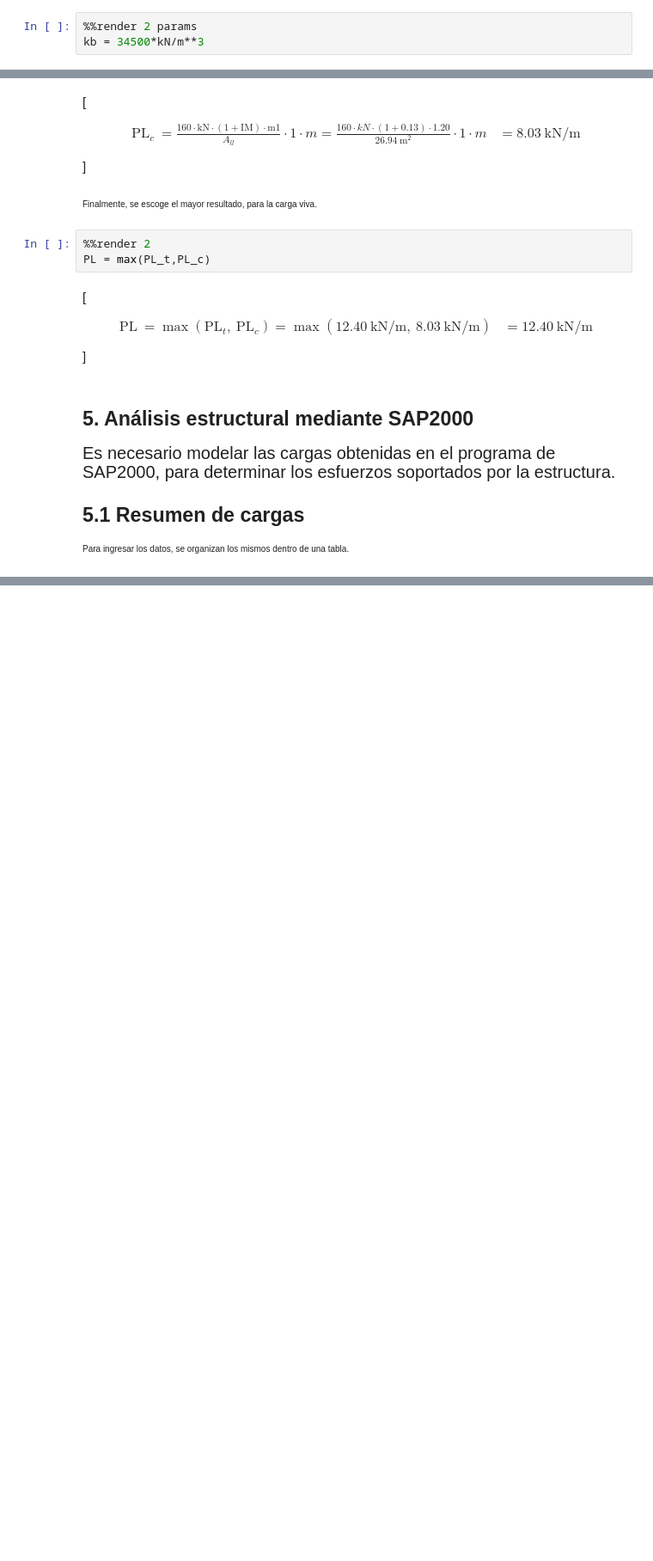
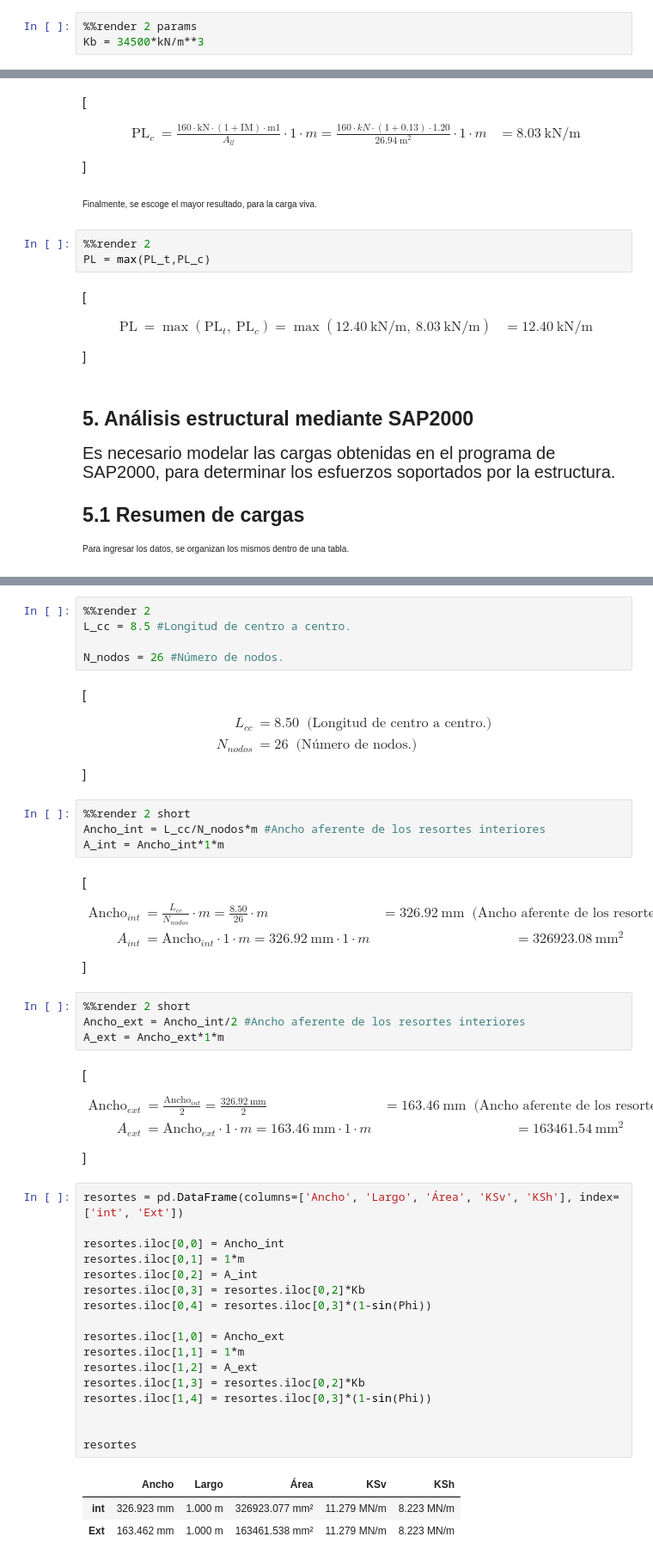
Before and after one commit to Saumeth/Boxculvert, a Jupyter notebook: Code/boxculvert.ipynb, the cells around one changed output, grey strips where cells are left out. Shown at 86% size. Drawn from its saved outputs; the diff is of its cells as text; blank space fills up the shorter version.

```diff
--- a/Code/boxculvert.ipynb
+++ b/Code/boxculvert.ipynb
@@ -59,7 +70,7 @@ sigma_adm = (150*kN/m**2) # Esfuerzo admisible
 \]
 # %%
 %%render 2 params
-kb = 34500*kN/m**3
+Kb = 34500*kN/m**3
 # %% [output]
 \[
 \begin{aligned}
@@ -703,0 +751,58 @@ resumen
+# %%
+%%render 2
+L_cc = 8.5 #Longitud de centro a centro.
+
+N_nodos = 26 #Número de nodos.
+# %% [output]
+\[
+\begin{aligned}
+L_{cc} &= 8.50 \; \;\textrm{(Longitud de centro a centro.)}
+\\[10pt]
+N_{nodos} &= 26 \; \;\textrm{(Número de nodos.)}
+\end{aligned}
+\]
+# %%
+%%render 2 short
+Ancho_int = L_cc/N_nodos*m #Ancho aferente de los resortes interiores
+A_int = Ancho_int*1*m
+# %% [output]
+\[
+\begin{aligned}
+\mathrm{Ancho}_{int} &= \frac{ L_{cc} }{ N_{nodos} } \cdot m  = \frac{ 8.50 }{ 26 } \cdot m &= 326.92\ \mathrm{mm} \; \;\textrm{(Ancho aferente de los resortes interiores)}
+\\[10pt]
+A_{int} &= \mathrm{Ancho}_{int} \cdot 1 \cdot m  = 326.92\ \mathrm{mm} \cdot 1 \cdot m &= 326923.08\ \mathrm{mm}^{2}
+\end{aligned}
+\]
+# %%
+%%render 2 short
+Ancho_ext = Ancho_int/2 #Ancho aferente de los resortes interiores
+A_ext = Ancho_ext*1*m
+# %% [output]
+\[
+\begin{aligned}
+\mathrm{Ancho}_{ext} &= \frac{ \mathrm{Ancho}_{int} }{ 2 }  = \frac{ 326.92\ \mathrm{mm} }{ 2 } &= 163.46\ \mathrm{mm} \; \;\textrm{(Ancho aferente de los resortes interiores)}
+\\[10pt]
+A_{ext} &= \mathrm{Ancho}_{ext} \cdot 1 \cdot m  = 163.46\ \mathrm{mm} \cdot 1 \cdot m &= 163461.54\ \mathrm{mm}^{2}
+\end{aligned}
+\]
+# %%
+resortes = pd.DataFrame(columns=['Ancho', 'Largo', 'Área', 'KSv', 'KSh'], index=['int', 'Ext'])
+
+resortes.iloc[0,0] = Ancho_int
+resortes.iloc[0,1] = 1*m
+resortes.iloc[0,2] = A_int
+resortes.iloc[0,3] = resortes.iloc[0,2]*Kb
+resortes.iloc[0,4] = resortes.iloc[0,3]*(1-sin(Phi))
+
+resortes.iloc[1,0] = Ancho_ext
+resortes.iloc[1,1] = 1*m
+resortes.iloc[1,2] = A_ext
+resortes.iloc[1,3] = resortes.iloc[0,2]*Kb
+resortes.iloc[1,4] = resortes.iloc[0,3]*(1-sin(Phi))
+
+
+resortes
+# %% [output]
+|  | Ancho | Largo | Área | KSv | KSh |
+| int | 326.923 mm | 1.000 m | 326923.077 mm² | 11.279 MN/m | 8.223 MN/m |
+| Ext | 163.462 mm | 1.000 m | 163461.538 mm² | 11.279 MN/m | 8.223 MN/m |
```
Also changed, not shown: parts of 112 cells of this notebook.
